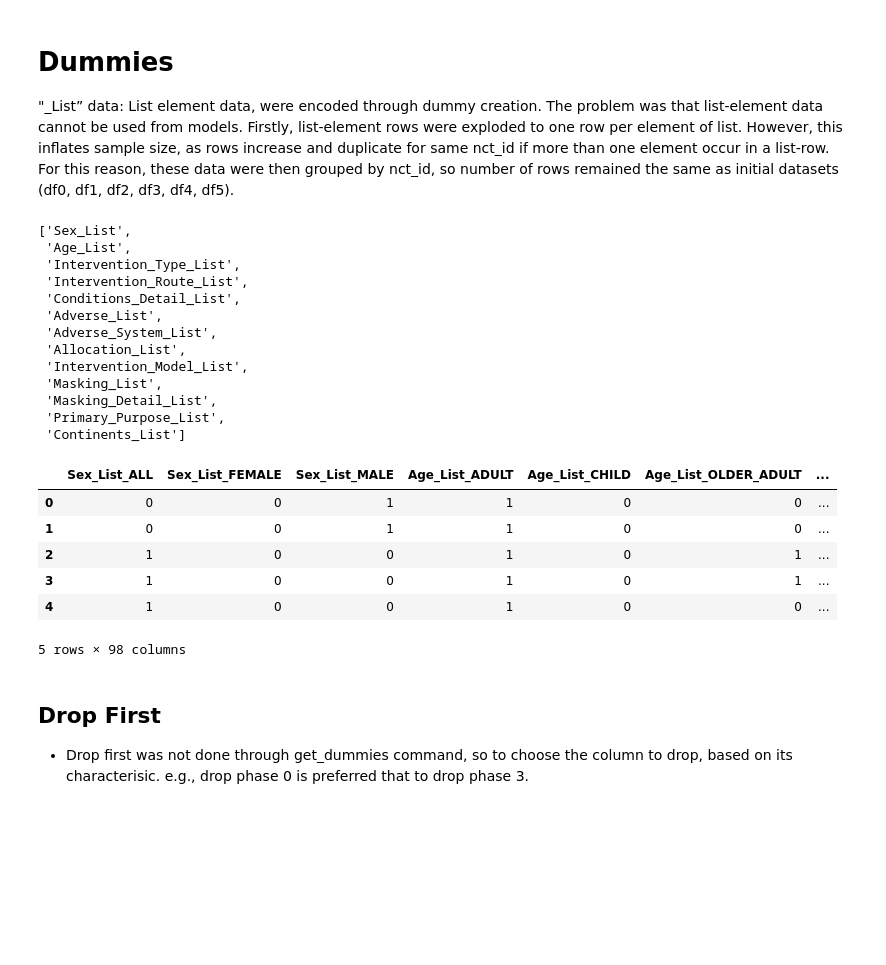
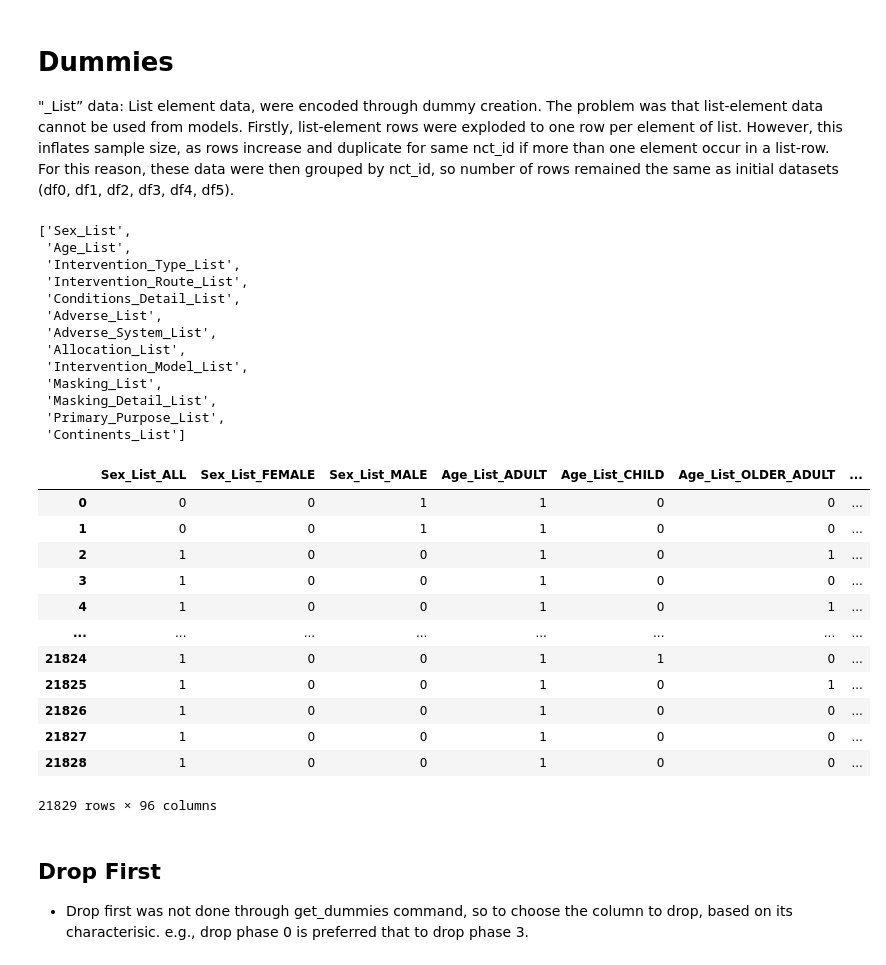
Before and after one commit to AndreouEugenia/Thesis, a Jupyter notebook: 4.Thesis_Dummies.ipynb, the cells around one changed output. Cells and saved outputs as stored; diff of their text form; code cells hidden in the pictures; blank space fills up the shorter version.

```diff
--- a/4.Thesis_Dummies.ipynb
+++ b/4.Thesis_Dummies.ipynb
@@ -49,52 +49,59 @@ def fun_dum_enc(dfi, cols):
         dummies = pd.get_dummies(df_expl[col], drop_first = False, dtype = int, prefix = col , prefix_sep='_')
 
         dummies.index = df_expl.index # ensure same indexing with df_expl
-        dummies = dummies.groupby(dummies.index).sum()
+        dummies = dummies.groupby(dummies.index).sum().clip(upper = 1)
+        # clip: if a row has double entry data ['UNSPES', 'UNSPES'] it avoids double vounting with sum().
 
         dfi = pd.concat([dfi.drop(columns = [col], axis = 1), dummies], axis = 1)
     return dfi
 
 ### Cols
-def fun_dum_cols(dfis):
+def fun_dum_cols(dfis):  # In case they are not the same.
     dum_cols = []
     for dfi in dfis: # loop inputed in case dfis have not all the same columns. # * Plus not to run function into funtion.
-        dum_cols = dum_cols + [[col for col in dfi.columns if 'list' in col.lower()]]
+        dum_cols = dum_cols + [[col for col in dfi.columns if '_List' in col]]
     return dum_cols
 
 dum_cols = fun_dum_cols(dfis)
 
 # Apply
 # * loop so not to run function into function
 df1 = fun_dum_enc(df1, dum_cols[0])
 df2 = fun_dum_enc(df2, dum_cols[1])
 df3 = fun_dum_enc(df3, dum_cols[2])
 df4 = fun_dum_enc(df4, dum_cols[3])
 
 
 # Example
 display(dum_cols[0])
-df1[[col for col in df1.columns if 'list' in col.lower()]].head()
+df1[[col for col in df1.columns if '_list' in col.lower()]] #.head()  # Transposed for better view
 # %% [output]
 ['Sex_List',
  'Age_List',
  'Intervention_Type_List',
  'Intervention_Route_List',
  'Conditions_Detail_List',
  'Adverse_List',
  'Adverse_System_List',
  'Allocation_List',
  'Intervention_Model_List',
  'Masking_List',
  'Masking_Detail_List',
  'Primary_Purpose_List',
  'Continents_List']
 |  | Sex_List_ALL | Sex_List_FEMALE | Sex_List_MALE | Age_List_ADULT | Age_List_CHILD | Age_List_OLDER_ADULT | ... |
 | 0 | 0 | 0 | 1 | 1 | 0 | 0 | ... |
 | 1 | 0 | 0 | 1 | 1 | 0 | 0 | ... |
 | 2 | 1 | 0 | 0 | 1 | 0 | 1 | ... |
-| 3 | 1 | 0 | 0 | 1 | 0 | 1 | ... |
-| 4 | 1 | 0 | 0 | 1 | 0 | 0 | ... |
+| 3 | 1 | 0 | 0 | 1 | 0 | 0 | ... |
+| 4 | 1 | 0 | 0 | 1 | 0 | 1 | ... |
+| ... | ... | ... | ... | ... | ... | ... | ... |
+| 21824 | 1 | 0 | 0 | 1 | 1 | 0 | ... |
+| 21825 | 1 | 0 | 0 | 1 | 0 | 1 | ... |
+| 21826 | 1 | 0 | 0 | 1 | 0 | 0 | ... |
+| 21827 | 1 | 0 | 0 | 1 | 0 | 0 | ... |
+| 21828 | 1 | 0 | 0 | 1 | 0 | 0 | ... |
-5 rows × 98 columns
+21829 rows × 96 columns
 # %% [markdown]
 ## Drop First
 - Drop first was not done through get_dummies command, so to choose the column to drop, based on its characterisic. e.g., drop phase 0 is preferred that to drop phase 3.
```
Also changed, not shown: parts of 8 cells of this notebook, 5 other files.
